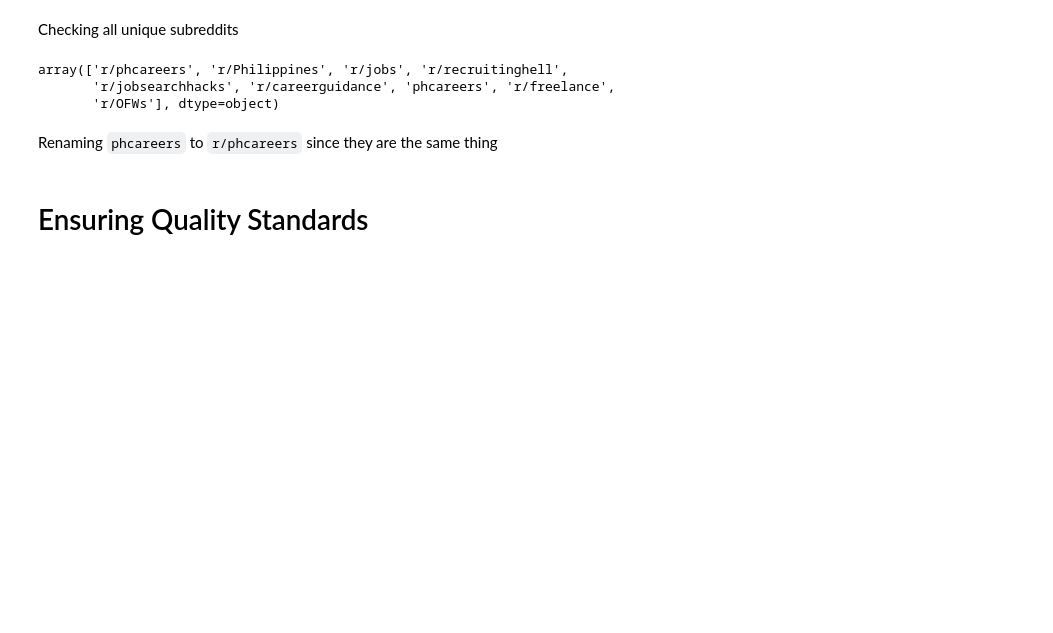
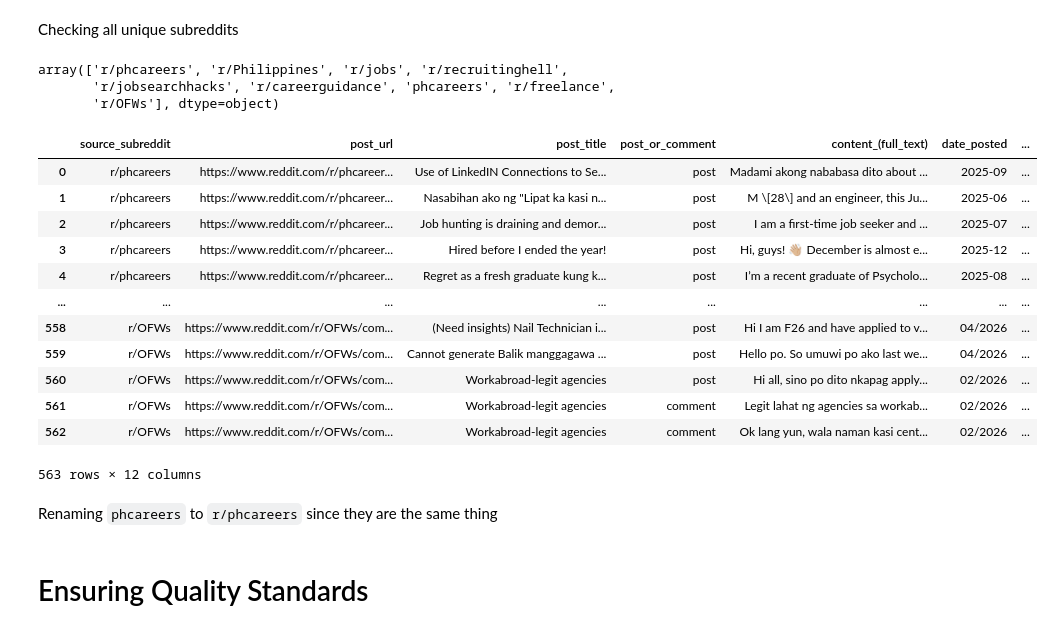
Before and after one commit to BSDSBA-JF/wadwani_intern, a Jupyter notebook: 07_STUDY2/EDA analysis.ipynb, the cells around one changed output. Saved outputs shown, nothing was run; the diff lists cells and outputs as text; code cells hidden in the pictures; blank space fills up the shorter version.

```diff
--- a/07_STUDY2/EDA analysis.ipynb
+++ b/07_STUDY2/EDA analysis.ipynb
@@ -45,6 +45,22 @@ combined_df["source_subreddit"].dropna().unique()
 array(['r/phcareers', 'r/Philippines', 'r/jobs', 'r/recruitinghell',
        'r/jobsearchhacks', 'r/careerguidance', 'phcareers', 'r/freelance',
        'r/OFWs'], dtype=object)
+# %%
+combined_df
+# %% [output]
+|  | source_subreddit | post_url | post_title | post_or_comment | content_(full_text) | date_posted | ... |
+| 0 | r/phcareers | https://www.reddit.com/r/phcareer... | Use of LinkedIN Connections to Se... | post | Madami akong nababasa dito about ... | 2025-09 | ... |
+| 1 | r/phcareers | https://www.reddit.com/r/phcareer... | Nasabihan ako ng "Lipat ka kasi n... | post | M \[28\] and an engineer, this Ju... | 2025-06 | ... |
+| 2 | r/phcareers | https://www.reddit.com/r/phcareer... | Job hunting is draining and demor... | post | I am a first-time job seeker and ... | 2025-07 | ... |
+| 3 | r/phcareers | https://www.reddit.com/r/phcareer... | Hired before I ended the year! | post | Hi, guys! 👋🏼 December is almost e... | 2025-12 | ... |
+| 4 | r/phcareers | https://www.reddit.com/r/phcareer... | Regret as a fresh graduate kung k... | post | I’m a recent graduate of Psycholo... | 2025-08 | ... |
+| ... | ... | ... | ... | ... | ... | ... | ... |
+| 558 | r/OFWs | https://www.reddit.com/r/OFWs/com... | (Need insights) Nail Technician i... | post | Hi I am F26 and have applied to v... | 04/2026 | ... |
+| 559 | r/OFWs | https://www.reddit.com/r/OFWs/com... | Cannot generate Balik manggagawa ... | post | Hello po. So umuwi po ako last we... | 04/2026 | ... |
+| 560 | r/OFWs | https://www.reddit.com/r/OFWs/com... | Workabroad-legit agencies | post | Hi all, sino po dito nkapag apply... | 02/2026 | ... |
+| 561 | r/OFWs | https://www.reddit.com/r/OFWs/com... | Workabroad-legit agencies | comment | Legit lahat ng agencies sa workab... | 02/2026 | ... |
+| 562 | r/OFWs | https://www.reddit.com/r/OFWs/com... | Workabroad-legit agencies | comment | Ok lang yun, wala naman kasi cent... | 02/2026 | ... |
+563 rows × 12 columns
 # %% [markdown]
 Renaming `phcareers` to `r/phcareers` since they are the same thing
 # %%
```
Also changed, not shown: 14 other files.
